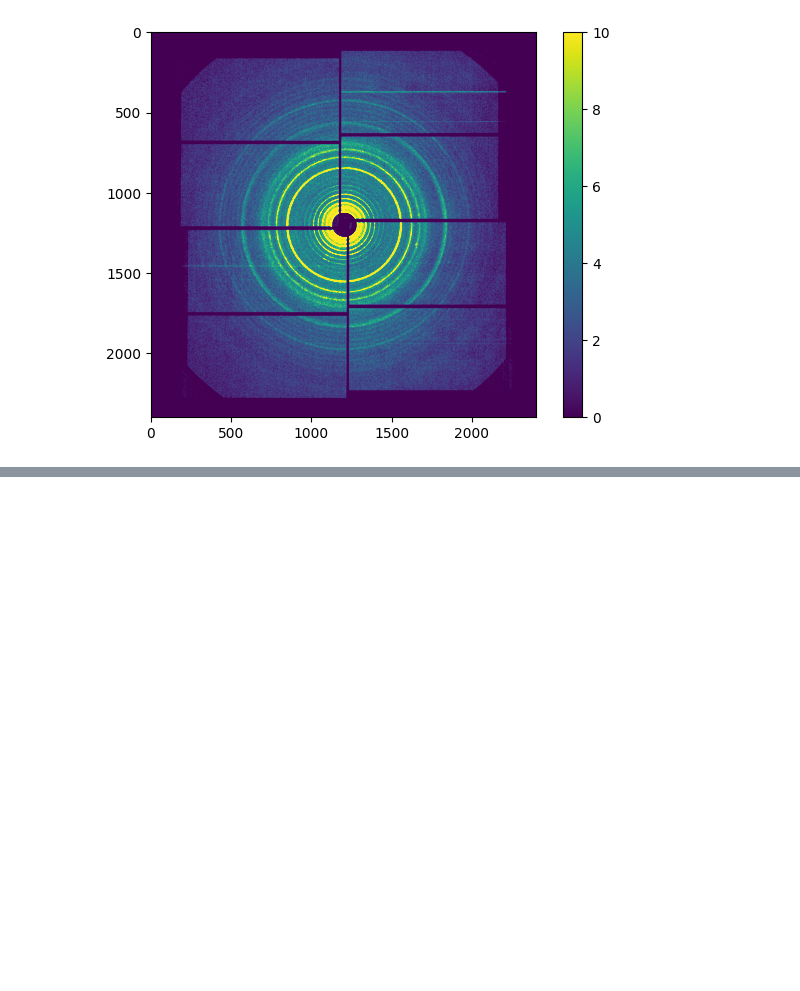
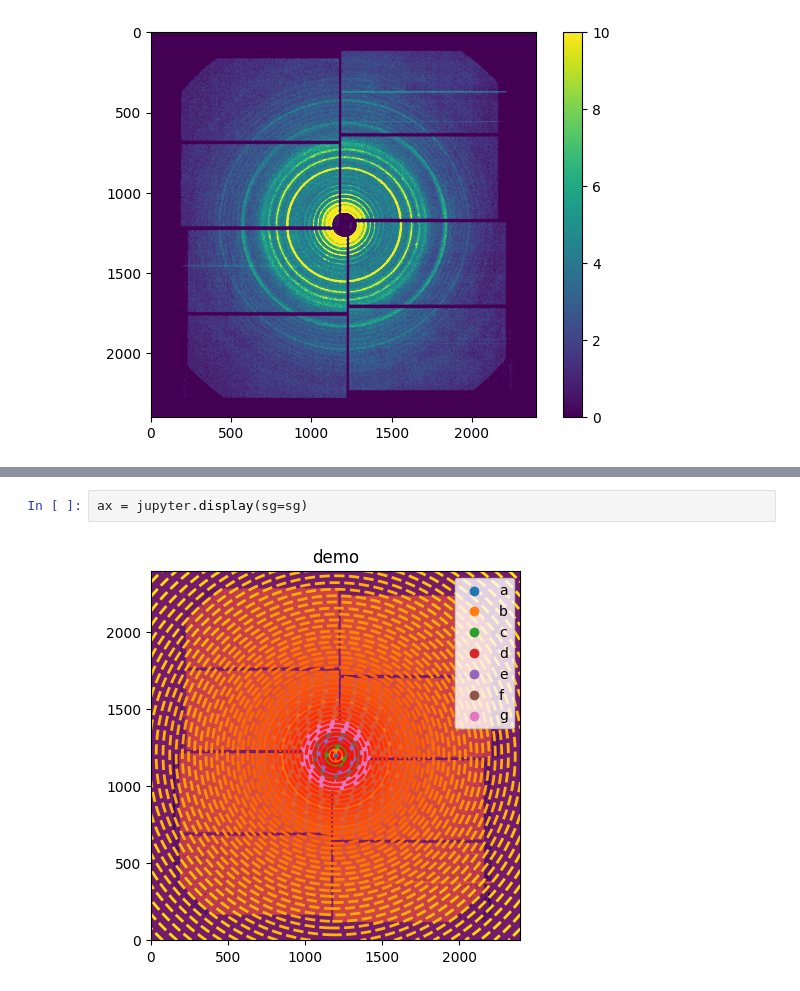
Before and after one commit to fperakis/SACLA_2022B8033, a Jupyter notebook: examples/04_test_calibrator.ipynb, the cells around one changed output, grey strips where cells are left out. Saved outputs shown, nothing was run; the diff lists cells and outputs as text; blank space fills up the shorter version.

```diff
--- a/examples/04_test_calibrator.ipynb
+++ b/examples/04_test_calibrator.ipynb
@@ -61,0 +118,4 @@ filter.ipynb.invalid  tag_1145400.lst
+# %%
+ax = jupyter.display(sg=sg)
+# %% [output]
+[figure, added]
```
Also changed, not shown: parts of 16 cells of this notebook, 1 other file.
